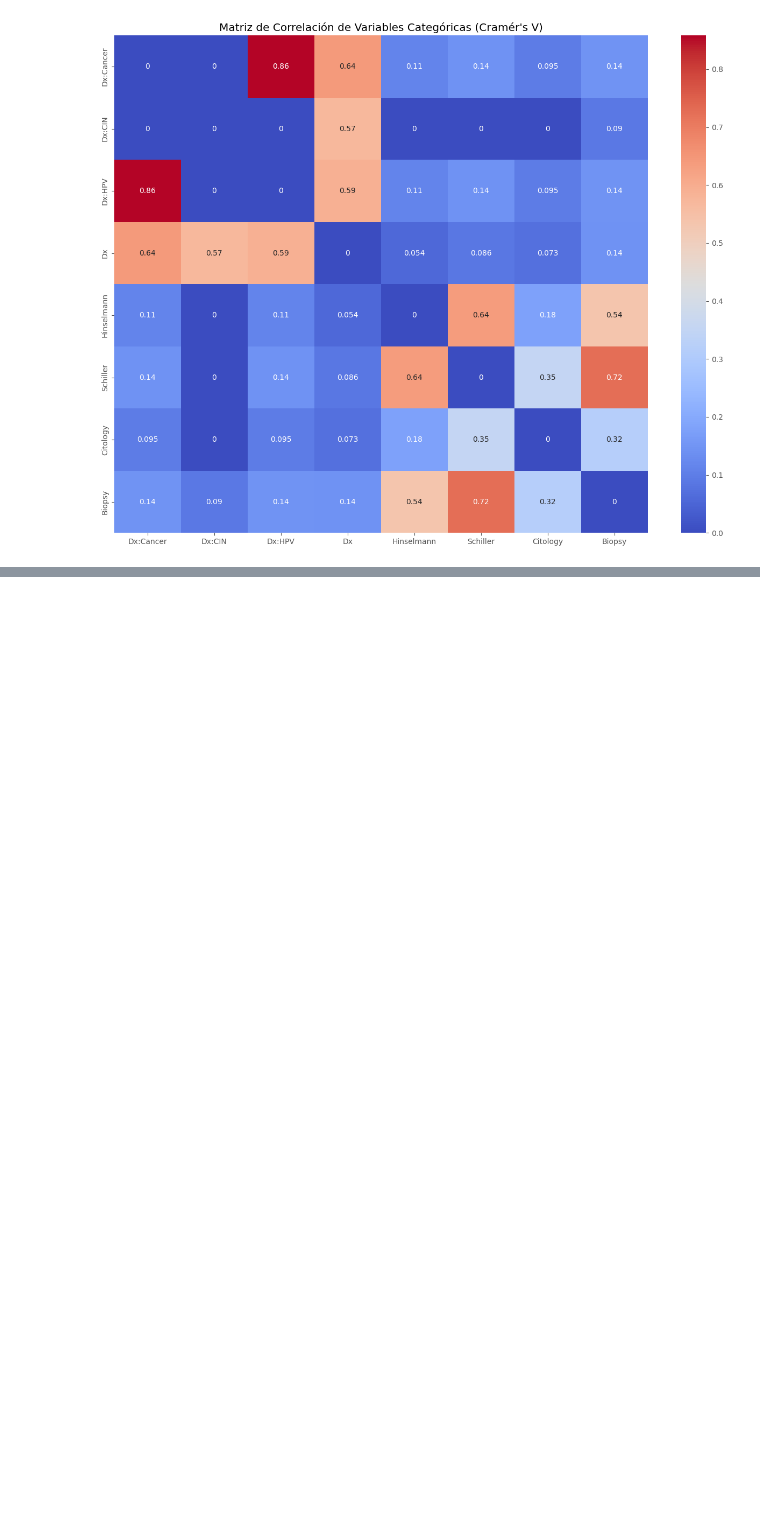
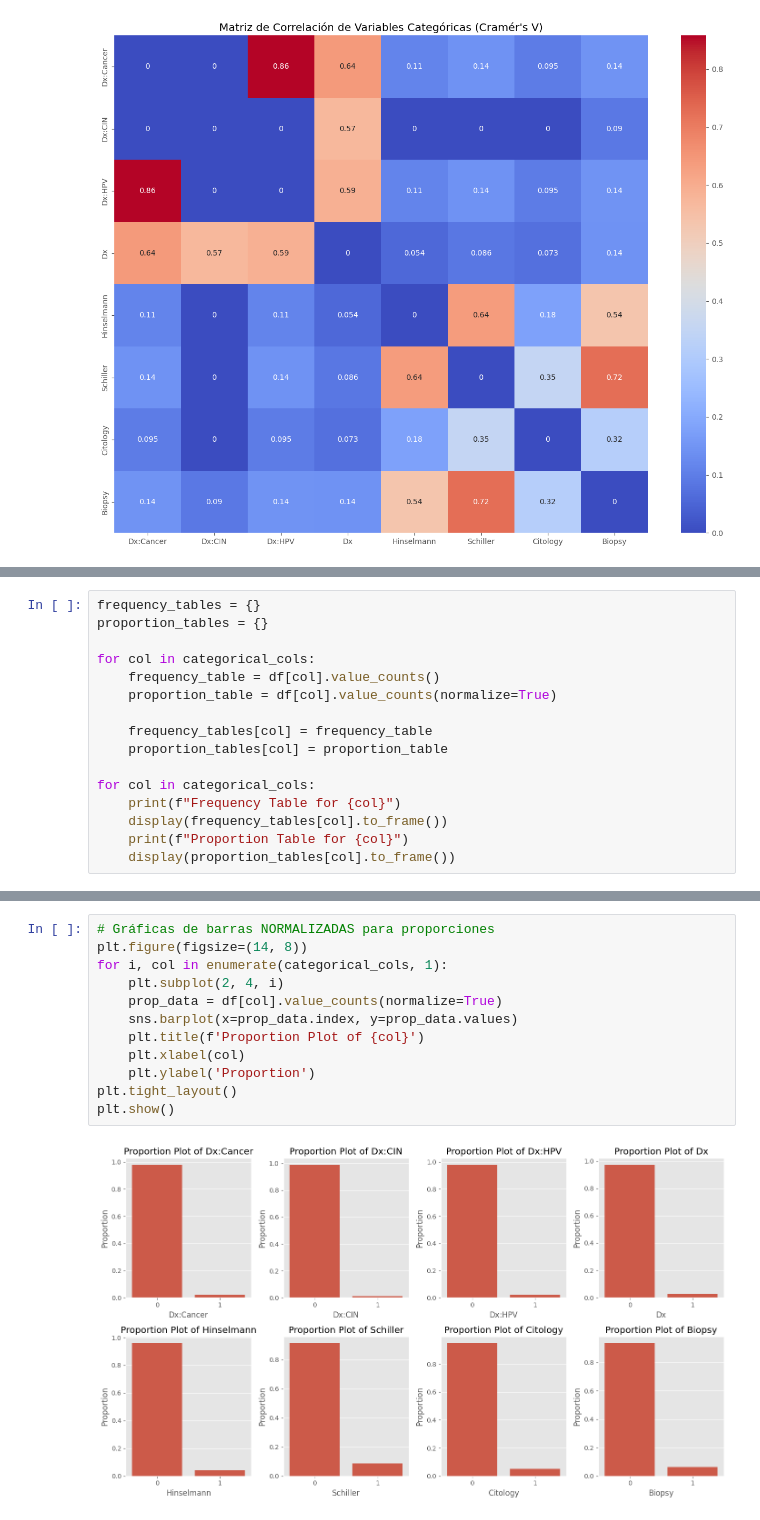
Before and after one commit to bl33h/cervicalCancerRiskFactors, a Jupyter notebook: src/cervicalCancerRiskFactors.ipynb, the cells around one changed output, grey strips where cells are left out. Cells and saved outputs as stored; diff of their text form; blank space fills up the shorter version.

Commit message:
categorical variables exploration

```diff
--- a/src/cervicalCancerRiskFactors.ipynb
+++ b/src/cervicalCancerRiskFactors.ipynb
@@ -231,0 +235,16 @@ plt.show()
+# %%
+frequency_tables = {}
+proportion_tables = {}
+
+for col in categorical_cols:
+    frequency_table = df[col].value_counts()
+    proportion_table = df[col].value_counts(normalize=True)
+
+    frequency_tables[col] = frequency_table
+    proportion_tables[col] = proportion_table
+
+for col in categorical_cols:
+    print(f"Frequency Table for {col}")
+    display(frequency_tables[col].to_frame())
+    print(f"Proportion Table for {col}")
+    display(proportion_tables[col].to_frame())
@@ -231,0 +283,14 @@ plt.show()
+# %%
+# Gráficas de barras NORMALIZADAS para proporciones
+plt.figure(figsize=(14, 8))
+for i, col in enumerate(categorical_cols, 1):
+    plt.subplot(2, 4, i)
+    prop_data = df[col].value_counts(normalize=True)
+    sns.barplot(x=prop_data.index, y=prop_data.values)
+    plt.title(f'Proportion Plot of {col}')
+    plt.xlabel(col)
+    plt.ylabel('Proportion')
+plt.tight_layout()
+plt.show()
+# %% [output]
+[figure, added]
```
Also changed, not shown: parts of 3 cells of this notebook.
